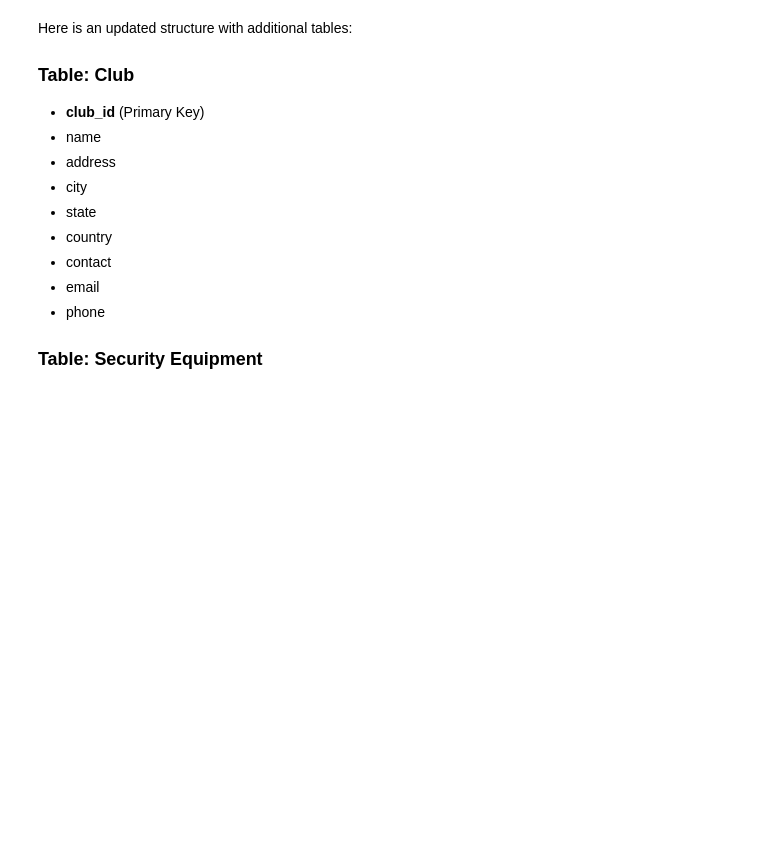
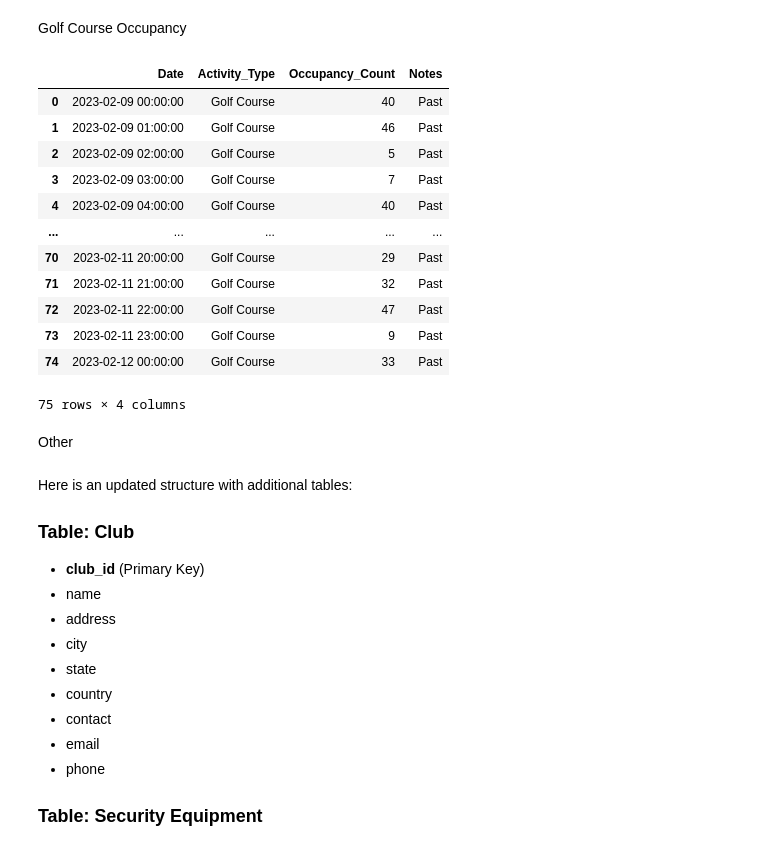
Before and after one commit to carolinariveraa/greensecure, a Jupyter notebook: bbdd.ipynb, the cells around one changed output. Cells and saved outputs as stored; diff of their text form; code cells hidden in the pictures; blank space fills up the shorter version.

```diff
--- a/bbdd.ipynb
+++ b/bbdd.ipynb
@@ -200,3 +200,5 @@ fig = go.Figure(data=[go.Table(
 fig.show()
 
 pio.write_html(fig, 'members_table.html')
+# %% [markdown]
+Golf Course Occupancy
@@ -202,0 +230,44 @@ pio.write_html(fig, 'members_table.html')
+# %%
+import pandas as pd
+import numpy as np
+import plotly.express as px
+
+# Generar fechas con intervalos horarios
+dates_past = pd.date_range(start='2023-02-09', end='2023-02-10', freq='H')
+dates_today = pd.date_range(start='2023-02-10', end='2023-02-11', freq='H')
+dates_future = pd.date_range(start='2023-02-11', end='2023-02-12', freq='H')
+
+# Crear un DataFrame con las fechas y la información de ocupación
+occupancy_data = {
+    'Date': np.concatenate((dates_past, dates_today, dates_future)),
+    'Activity_Type': 'Golf Course',
+    'Occupancy_Count': np.random.randint(5, 50, len(dates_past) + len(dates_today) + len(dates_future))
+}
+
+occupancy_df = pd.DataFrame(occupancy_data)
+
+# Establecer el tipo de fecha (pasado, presente, futuro)
+today_date = pd.to_datetime('today').normalize()
+occupancy_df['Notes'] = np.where(occupancy_df['Date'] < today_date, 'Past', np.where(occupancy_df['Date'] == today_date, 'Today', 'Future'))
+
+# Crear el gráfico
+fig = px.line(occupancy_df, x='Date', y='Occupancy_Count', color='Notes', title='Occupancy - Past, Today, and Future')
+fig.update_xaxes(title='Date')
+fig.update_yaxes(title='Occupancy Count')
+fig.show()
+# %%
+occupancy_df
+# %% [output]
+|  | Date | Activity_Type | Occupancy_Count | Notes |
+| 0 | 2023-02-09 00:00:00 | Golf Course | 40 | Past |
+| 1 | 2023-02-09 01:00:00 | Golf Course | 46 | Past |
+| 2 | 2023-02-09 02:00:00 | Golf Course | 5 | Past |
+| 3 | 2023-02-09 03:00:00 | Golf Course | 7 | Past |
+| 4 | 2023-02-09 04:00:00 | Golf Course | 40 | Past |
+| ... | ... | ... | ... | ... |
+| 70 | 2023-02-11 20:00:00 | Golf Course | 29 | Past |
+| 71 | 2023-02-11 21:00:00 | Golf Course | 32 | Past |
+| 72 | 2023-02-11 22:00:00 | Golf Course | 47 | Past |
+| 73 | 2023-02-11 23:00:00 | Golf Course | 9 | Past |
+| 74 | 2023-02-12 00:00:00 | Golf Course | 33 | Past |
+75 rows × 4 columns
@@ -202,0 +302,2 @@ pio.write_html(fig, 'members_table.html')
+# %% [markdown]
+Other
```
Also changed, not shown: parts of 5 cells of this notebook, 8 other files.
